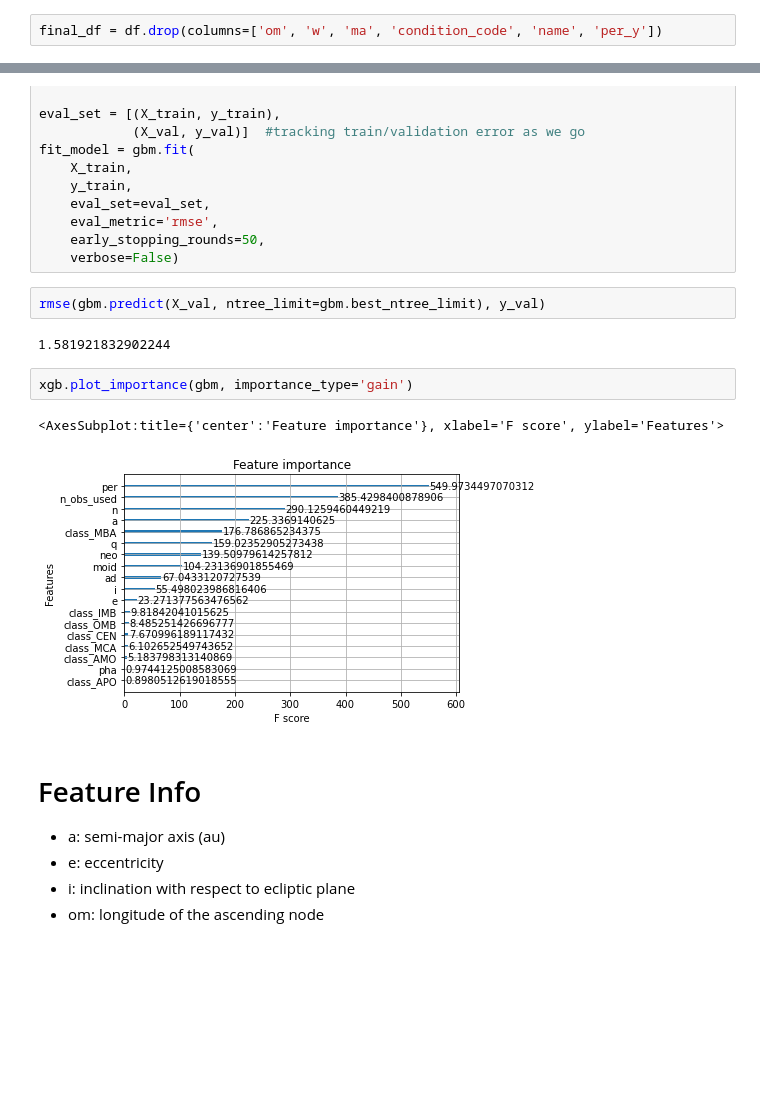
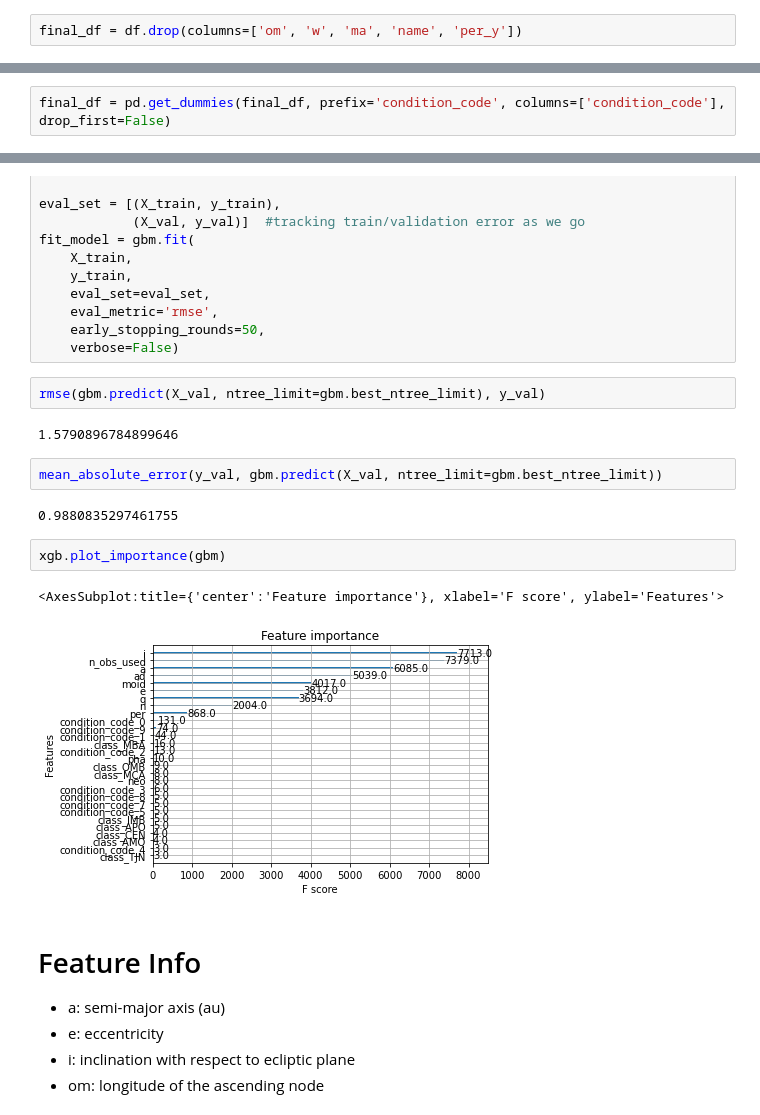
Before and after one commit to VinceDiR/celestial_body_size_predictor, a Jupyter notebook: xgb_model_script.ipynb, the cells around one changed output, grey strips where cells are left out. Drawn from its saved outputs; the diff is of its cells as text; blank space fills up the shorter version.

```diff
--- a/xgb_model_script.ipynb
+++ b/xgb_model_script.ipynb
@@ -63,9 +77,11 @@ sns.heatmap(df.corr(), annot=True, fmt='.2f', cmap='coolwarm');
 - per: orbital period (days)
 - ma: mean ananomly (degrees)
 # %%
-final_df = df.drop(columns=['om', 'w', 'ma', 'condition_code', 'name', 'per_y'])
+final_df = df.drop(columns=['om', 'w', 'ma', 'name', 'per_y'])
 # %%
 final_df = pd.get_dummies(final_df, prefix='class', columns=['class'])
+# %%
+final_df = pd.get_dummies(final_df, prefix='condition_code', columns=['condition_code'], drop_first=False)
 # %%
 X, y = final_df.drop('diameter',axis=1), final_df['diameter']
 # %%
@@ -166,12 +183,16 @@ fit_model = gbm.fit(
 # %%
 rmse(gbm.predict(X_val, ntree_limit=gbm.best_ntree_limit), y_val)
 # %% [output]
-1.581921832902244
+1.5790896784899646
+# %%
+mean_absolute_error(y_val, gbm.predict(X_val, ntree_limit=gbm.best_ntree_limit))
+# %% [output]
+0.9880835297461755
 # %%
-xgb.plot_importance(gbm, importance_type='gain')
+xgb.plot_importance(gbm)
 # %% [output]
 <AxesSubplot:title={'center':'Feature importance'}, xlabel='F score', ylabel='Features'>
-[figure, old version]
+[figure, new version]
 # %% [markdown]
 # Feature Info
 - a: semi-major axis (au)
```
Also changed, not shown: parts of 5 cells of this notebook, 2 other files.
